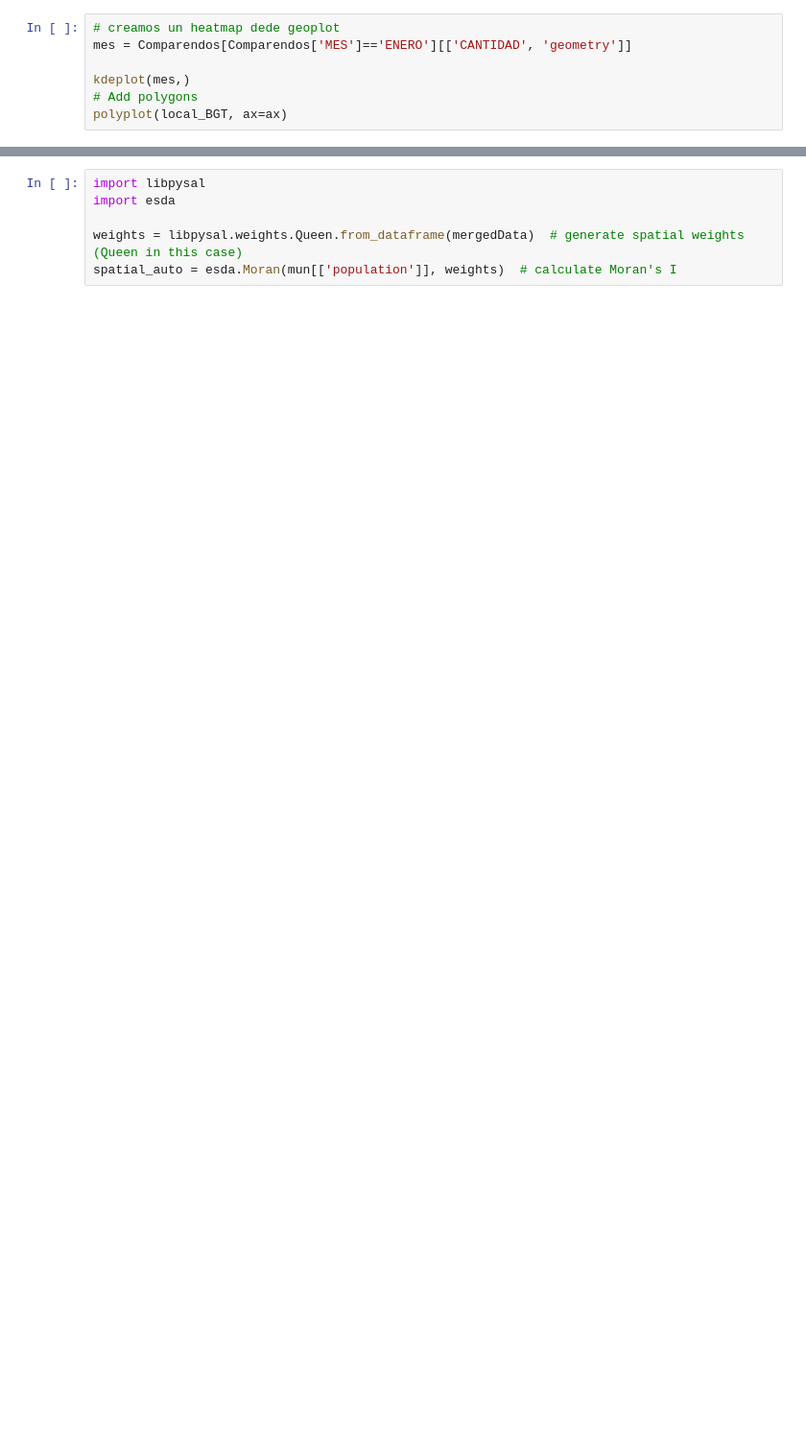
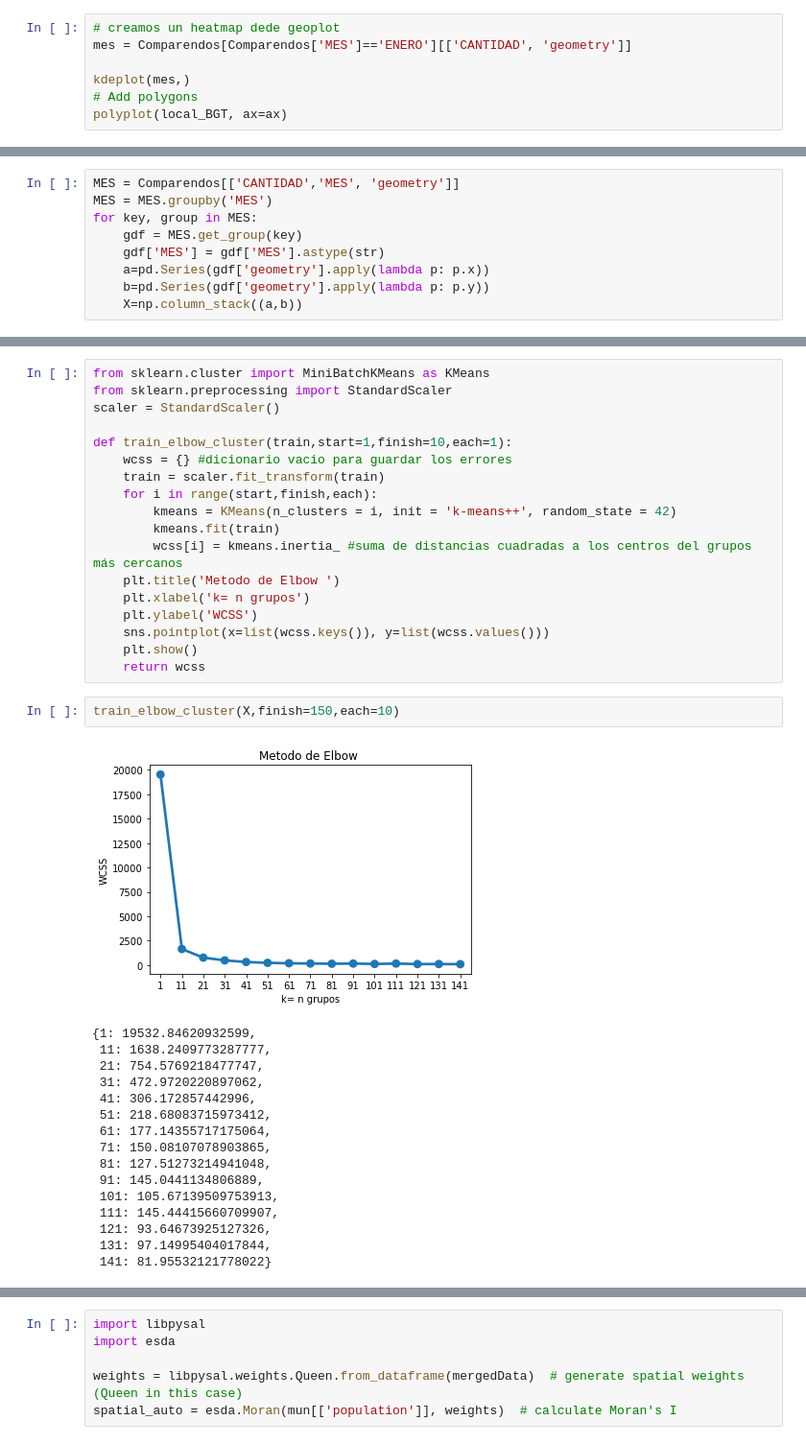
Before and after one commit to frandak2/PRUEBA_GEO, a Jupyter notebook: notebooks/EDA_espacial.ipynb, the cells around one changed output, grey strips where cells are left out. Shown at 96% size. Drawn from its saved outputs; the diff is of its cells as text; blank space fills up the shorter version.

```diff
--- a/notebooks/EDA_espacial.ipynb
+++ b/notebooks/EDA_espacial.ipynb
@@ -162,0 +170,9 @@ ashapes.boundary.plot(color='k', linewidth=1, ax=plt.gca())
+# %%
+MES = Comparendos[['CANTIDAD','MES', 'geometry']]
+MES = MES.groupby('MES')
+for key, group in MES:
+    gdf = MES.get_group(key)
+    gdf['MES'] = gdf['MES'].astype(str)
+    a=pd.Series(gdf['geometry'].apply(lambda p: p.x))
+    b=pd.Series(gdf['geometry'].apply(lambda p: p.y))
+    X=np.column_stack((a,b))
@@ -162,0 +197,37 @@ ashapes.boundary.plot(color='k', linewidth=1, ax=plt.gca())
+# %%
+from sklearn.cluster import MiniBatchKMeans as KMeans
+from sklearn.preprocessing import StandardScaler
+scaler = StandardScaler()
+
+def train_elbow_cluster(train,start=1,finish=10,each=1):
+    wcss = {} #dicionario vacio para guardar los errores
+    train = scaler.fit_transform(train)
+    for i in range(start,finish,each):
+        kmeans = KMeans(n_clusters = i, init = 'k-means++', random_state = 42)
+        kmeans.fit(train)
+        wcss[i] = kmeans.inertia_ #suma de distancias cuadradas a los centros del grupos más cercanos
+    plt.title('Metodo de Elbow ')
+    plt.xlabel('k= n grupos')
+    plt.ylabel('WCSS')
+    sns.pointplot(x=list(wcss.keys()), y=list(wcss.values()))
+    plt.show()
+    return wcss
+# %%
+train_elbow_cluster(X,finish=150,each=10)
+# %% [output]
+[figure, added]
+{1: 19532.84620932599,
+ 11: 1638.2409773287777,
+ 21: 754.5769218477747,
+ 31: 472.9720220897062,
+ 41: 306.172857442996,
+ 51: 218.68083715973412,
+ 61: 177.14355717175064,
+ 71: 150.08107078903865,
+ 81: 127.51273214941048,
+ 91: 145.0441134806889,
+ 101: 105.67139509753913,
+ 111: 145.44415660709907,
+ 121: 93.64673925127326,
+ 131: 97.14995404017844,
+ 141: 81.95532121778022}
```
Also changed, not shown: parts of 29 cells of this notebook, 2 other files.
